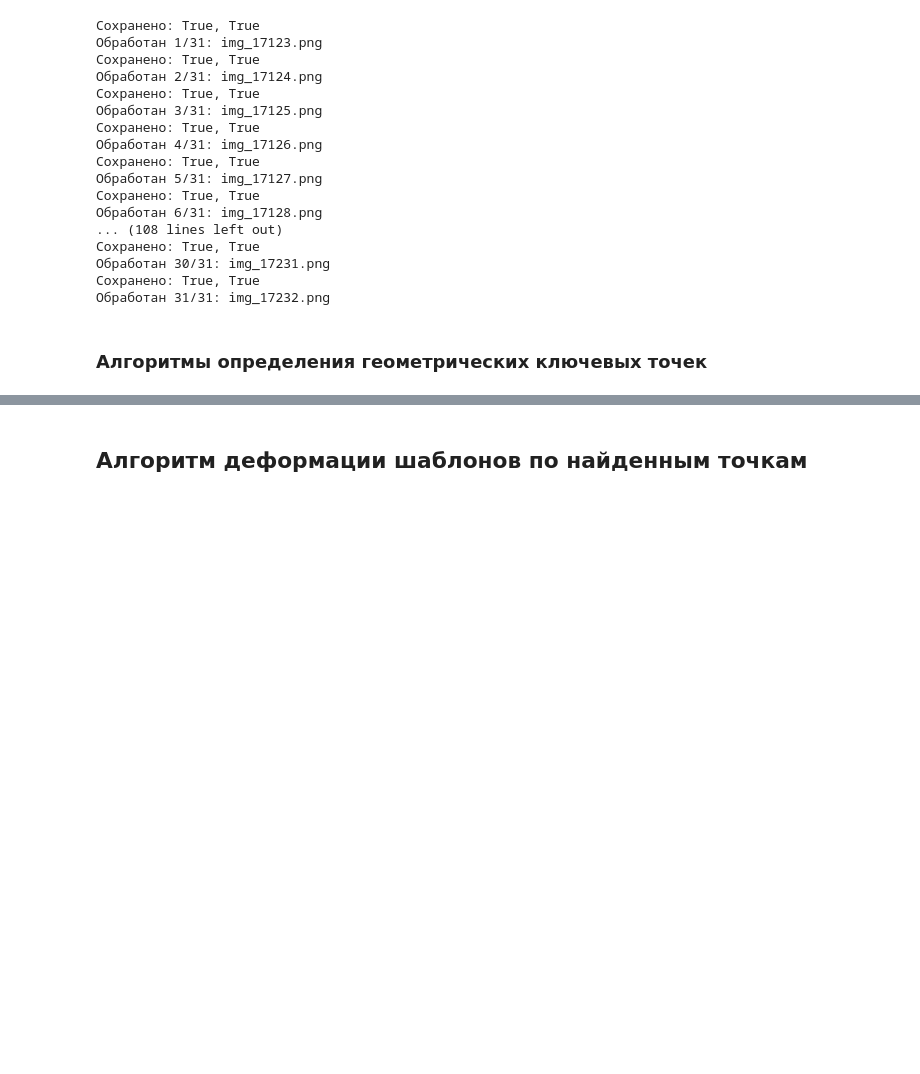
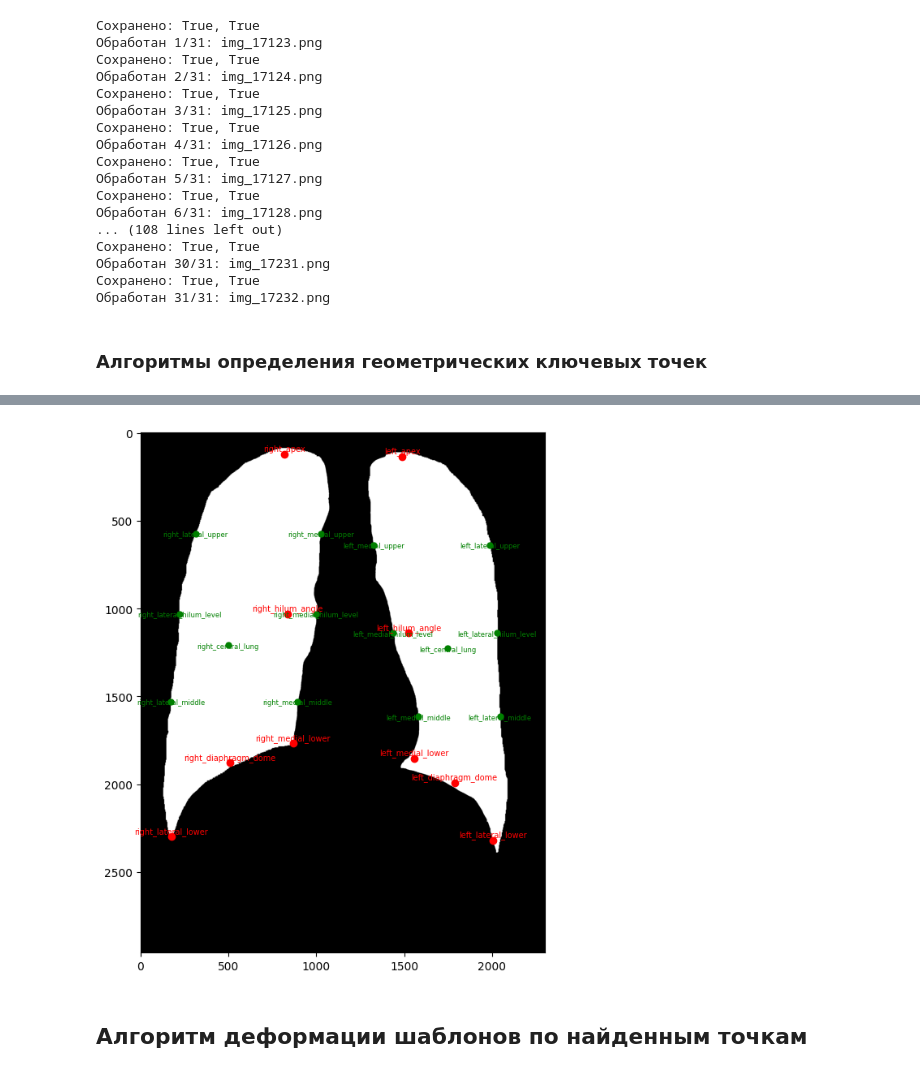
Before and after one commit to TTankrat/MegaAIBasedSystem, a Jupyter notebook: P3_Nurakhunov_2.ipynb, the cells around one changed output, grey strips where cells are left out. Cells and saved outputs as stored; diff of their text form; code cells hidden in the pictures; blank space fills up the shorter version.

```diff
--- a/P3_Nurakhunov_2.ipynb
+++ b/P3_Nurakhunov_2.ipynb
@@ -944,0 +905,93 @@ for name, coords in geom_points.items():
+# %%
+# 1. Загружаем точки
+points_lps = load_points_from_json(
+    "./part1/data/X-chest-dataset/x-chest/key_points_PA_fullsize/key_points_17123_PA.mrk.json"
+)
+
+# 2. Загружаем маску
+mask_img = Image.open(
+    "./part1/data/X-chest-dataset/x-chest/masks_PA_fullsize/seg_17123.png"
+)
+mask = np.array(mask_img)
+
+# 3. Конвертируем в пиксельные координаты
+points_pixel = convert_to_pixel_coordinates(
+    points_lps,
+    "./part1/data/X-chest-dataset/x-chest/masks_PA_fullsize/seg_17123.png",
+)
+
+# 4. Рассчитываем геометрические точки
+geom_points = get_geom_key_points(points_pixel, mask, mod="PA")
+
+print("\nГеометрические точки:")
+for name, coords in geom_points.items():
+    if coords is not None:
+        print(f"  {name}: ({coords[0]:.1f}, {coords[1]:.1f})")
+    else:
+        print(f"  {name}: None")
+
+# 5. Визуализируем маску и точки
+plt.figure(figsize=(15, 7))
+
+# Показываем маску
+mask_left = (mask == 255).astype(np.uint8) * 255
+plt.imshow(mask_left, cmap="gray")
+
+# Рисуем анатомические точки левого легкого
+for name, (x, y) in points_pixel.items():
+    if name.startswith("left_"):
+        plt.plot(x, y, "ro", markersize=6)
+        plt.text(
+            x,
+            y - 20,
+            name,
+            fontsize=7,
+            ha="center",
+            color="red"
+        )
+
+# Рисуем геометрические точки левого легкого
+for name, coords in geom_points.items():
+    if coords is not None and name.startswith("left_"):
+        x, y = coords
+        plt.plot(x, y, "go", markersize=5)
+        plt.text(
+            x,
+            y + 15,
+            name,
+            fontsize=6,
+            ha="center",
+            color="green"
+        )
+
+# Рисуем анатомические точки правого легкого
+for name, (x, y) in points_pixel.items():
+    if name.startswith("right_"):
+        plt.plot(x, y, "ro", markersize=6)
+        plt.text(
+            x,
+            y - 20,
+            name,
+            fontsize=7,
+            ha="center",
+            color="red"
+        )
+
+# Рисуем геометрические точки правого легкого
+for name, coords in geom_points.items():
+    if coords is not None and name.startswith("right_"):
+        x, y = coords
+        plt.plot(x, y, "go", markersize=5)
+        plt.text(
+            x,
+            y + 15,
+            name,
+            fontsize=6,
+            ha="center",
+            color="green"
+        )
+
+
+plt.tight_layout()
+plt.show()
+# %% [output]
@@ -945,2 +1015,3 @@ for name, coords in geom_points.items():
+[figure, added]
 # %% [markdown]
 ## Алгоритм деформации шаблонов по найденным точкам
```
Also changed, not shown: parts of 16 cells of this notebook.
